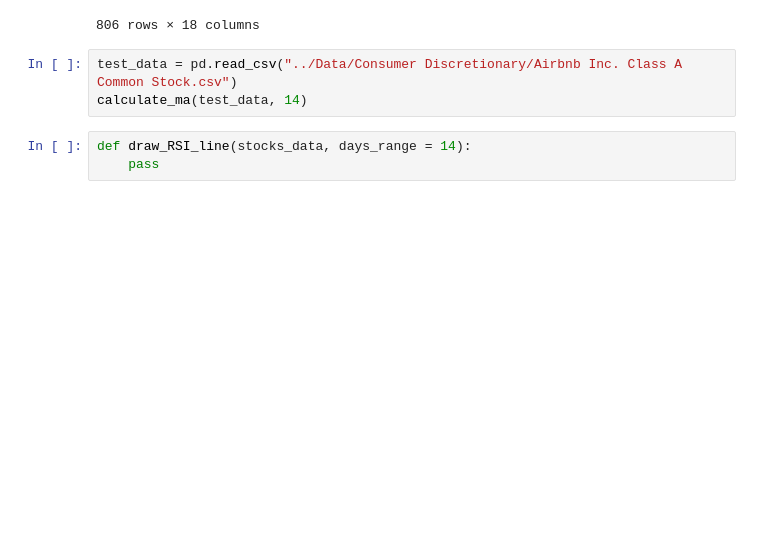
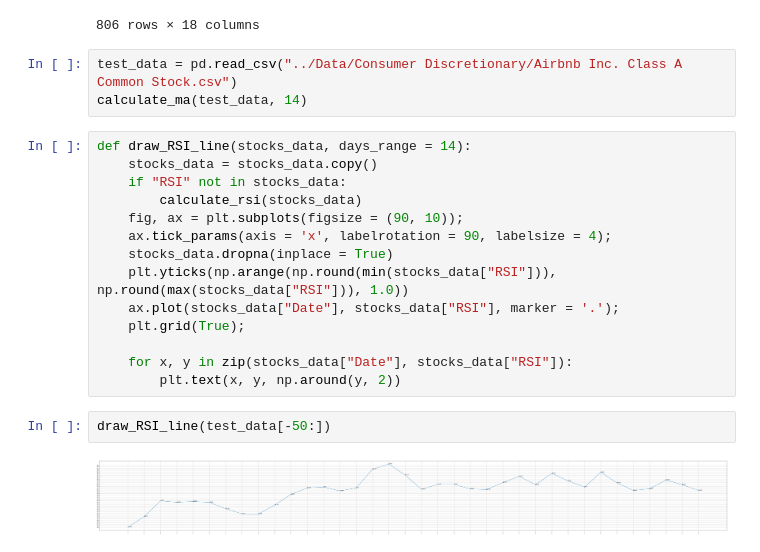
Before and after one commit to D-Voronkov-Official/Stocks-Price-Prediction-Program, a Jupyter notebook: Machine Learning Data Gathering/Scripts/Moving Average + Bollinger bands.ipynb, the cells around one changed output. Cells and saved outputs as stored; diff of their text form; blank space fills up the shorter version.

```diff
--- a/Machine Learning Data Gathering/Scripts/Moving Average + Bollinger bands.ipynb
+++ b/Machine Learning Data Gathering/Scripts/Moving Average + Bollinger bands.ipynb
@@ -354,4 +388,19 @@ test_data = pd.read_csv("../Data/Consumer Discretionary/Airbnb Inc. Class A Comm
 calculate_ma(test_data, 14)
 # %%
 def draw_RSI_line(stocks_data, days_range = 14):
-    pass
+    stocks_data = stocks_data.copy()
+    if "RSI" not in stocks_data:
+        calculate_rsi(stocks_data)
+    fig, ax = plt.subplots(figsize = (90, 10));
+    ax.tick_params(axis = 'x', labelrotation = 90, labelsize = 4);
+    stocks_data.dropna(inplace = True)
+    plt.yticks(np.arange(np.round(min(stocks_data["RSI"])), np.round(max(stocks_data["RSI"])), 1.0))
+    ax.plot(stocks_data["Date"], stocks_data["RSI"], marker = '.');
+    plt.grid(True);
+
+    for x, y in zip(stocks_data["Date"], stocks_data["RSI"]):
+        plt.text(x, y, np.around(y, 2))
+# %%
+draw_RSI_line(test_data[-50:])
+# %% [output]
+[figure, added]
```
Also changed, not shown: parts of 10 cells of this notebook.
